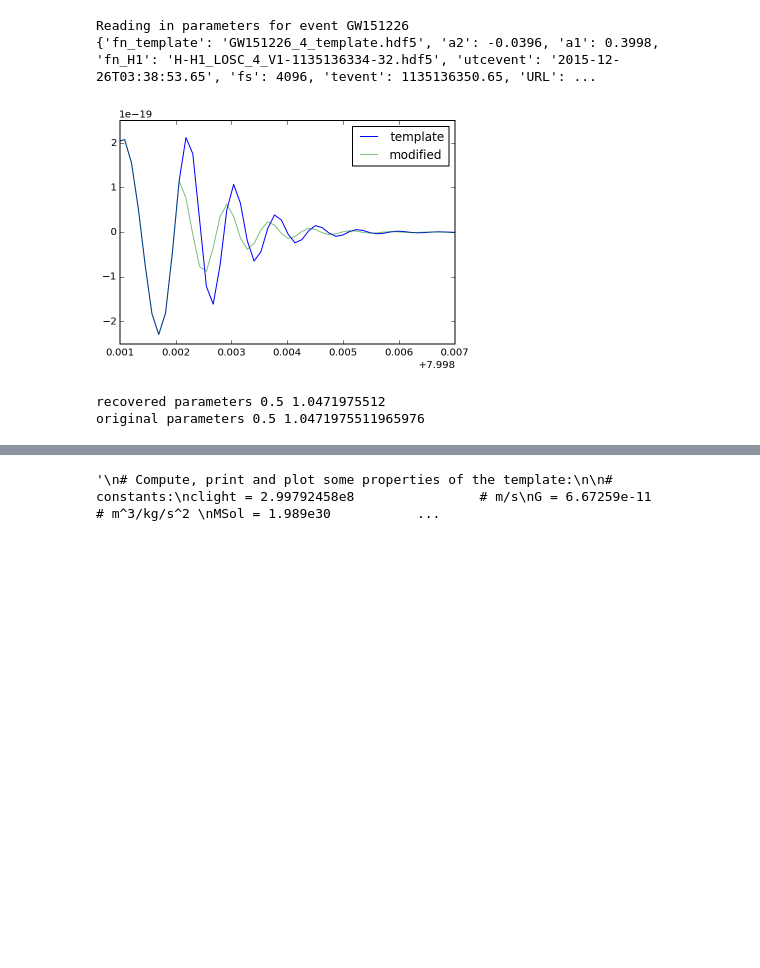
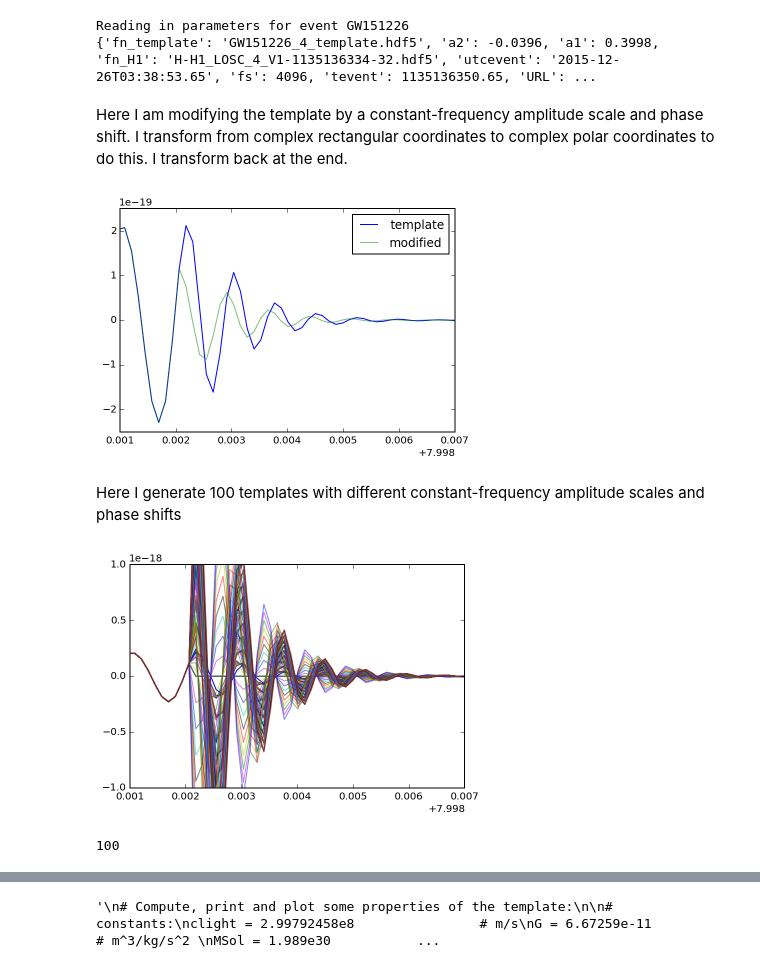
Before and after one commit to meljrose/LIGO, a Jupyter notebook: LIGO_workbook.ipynb, the cells around one changed output, grey strips where cells are left out. Cells and saved outputs as stored; diff of their text form; code cells hidden in the pictures; blank space fills up the shorter version.

```diff
--- a/LIGO_workbook.ipynb
+++ b/LIGO_workbook.ipynb
@@ -565,30 +597,11 @@ print(event)
 # %% [output]
 Reading in parameters for event GW151226
 {'fn_template': 'GW151226_4_template.hdf5', 'a2': -0.0396, 'a1': 0.3998, 'fn_H1': 'H-H1_LOSC_4_V1-1135136334-32.hdf5', 'utcevent': '2015-12-26T03:38:53.65', 'fs': 4096, 'tevent': 1135136350.65, 'URL': ...
+# %% [markdown]
+Here I am modifying the template by a constant-frequency amplitude scale and phase shift. I transform from complex rectangular coordinates to complex polar coordinates to do this. I transform back at the end.
 # %%
-
-# get the template
-f_template = h5py.File(fn_template, "r")
-# extract metadata from the template file:
-template_p, template_c = f_template["template"][...]
-t_m1 = f_template["/meta"].attrs['m1']
-t_m2 = f_template["/meta"].attrs['m2']
-t_a1 = f_template["/meta"].attrs['a1']
-t_a2 = f_template["/meta"].attrs['a2']
-t_approx = f_template["/meta"].attrs['approx']
-f_template.close()
-# the template extends to roughly 16s, zero-padded to the 32s data length. The merger will be roughly 16s in.
-template_offset = 16.
-time = np.linspace(0,16, len(template_p))
-dt = time[1] - time[0]
-
-GRtemplate = (template_p + template_c*1.j)
-
-
-
-
-
-
+# modify the amplitude and phase of the template
+# this is my code now
 
 import cmath as c
 def shiftphase(rectangular_coords, phase_shift):
@@ -612,15 +625,47 @@ plt.ylim(-2.5*scale,2.5*scale)
 plt.xlim(7.999,8.005)
 plt.legend(loc=0)
 plt.show()
-
-# recover the parameters
-max_index = np.argmax(GRtemplate)
-difference = (mod_template[max_index:]/GRtemplate[max_index:])
-amps, phases = zip(*[c.polar(d) for d in difference])
-print('recovered parameters',np.nanmean(amps), np.nanmean(phases))
-print('original parameters',amp, phase)
 # %% [output]
 [figure]
-recovered parameters 0.5 1.0471975512
-original parameters 0.5 1.0471975511965976
+# %% [markdown]
+Here I generate 100 templates with different constant-frequency amplitude scales and phase shifts
+# %%
+# make a family of templates
+class Template(object):
+    number = 0
+    timeseries = []
+    amp = 0
+    phase = 0
+
+    # The class "constructor" - It's actually an initializer
+    def __init__(self, number, timeseries, amp, phase):
+        self.number = number
+        self.timeseries = timeseries
+        self.amp = amp
+        self.phase = phase
+
+def make_template(number, timeseries, amp, phase):
+    template = Template(number, timeseries, amp, phase)
+    return(template)
+
+amps = np.linspace(0,10,10)
+phases = np.pi/(np.linspace(1,10,10))
+
+plt.plot(time, GRtemplate, label="template")
+templates = []
+i = 0
+for amp in amps:
+    for phase in phases:
+        timeseries = modifyringdown(GRtemplate,amp,phase)
+        template = make_template(i,timeseries,amp,phase)
+        templates.append(template)
+        plt.plot(time,template.timeseries, alpha=0.5)
+        i+=1
+plt.ylim(-10*scale,10*scale)
+plt.xlim(7.999,8.005)
+plt.show()
+print(len(templates))
+# %% [output]
+[figure, added]
+100
 # %%
```
Also changed, not shown: parts of 15 cells of this notebook.
